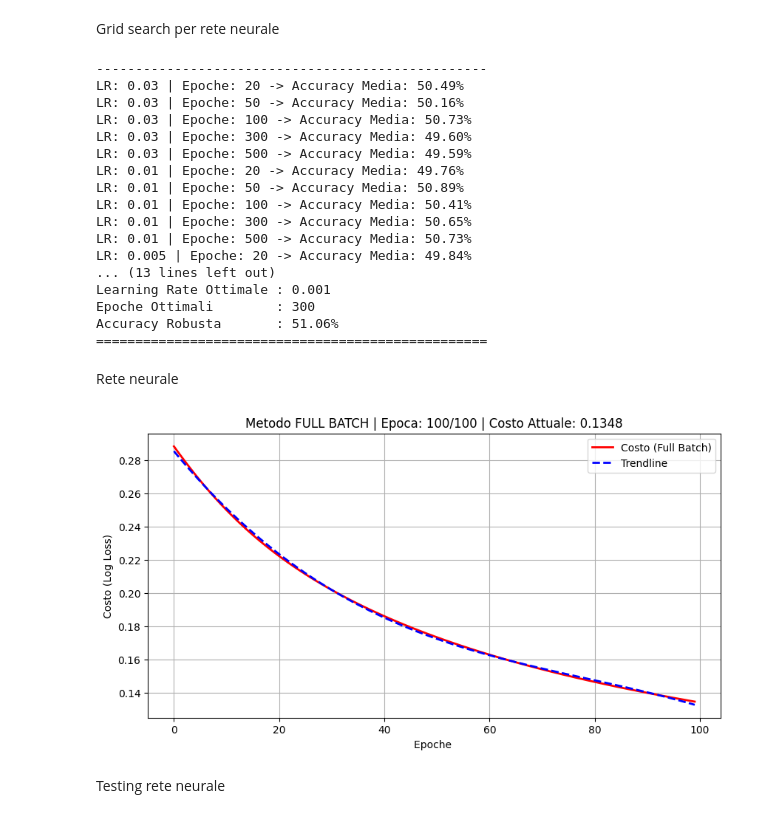
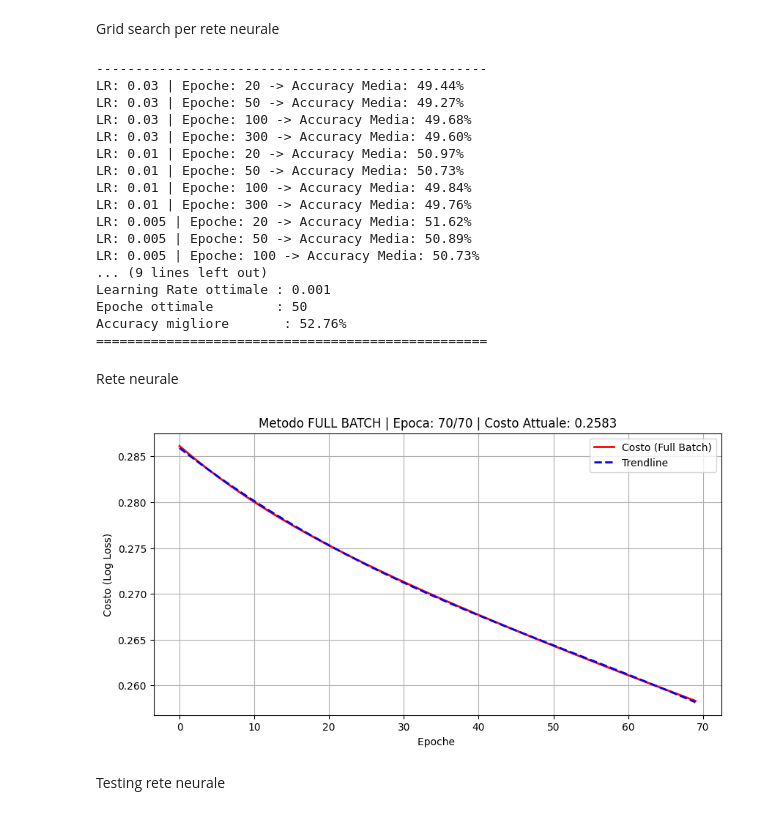
Before and after one commit to fiorello-mino/applicazioni_machine_learning, a Jupyter notebook: ECG_recording/ecg_binary.ipynb, the cells around one changed output. Cells and saved outputs as stored; diff of their text form; code cells hidden in the pictures.

```diff
--- a/ECG_recording/ecg_binary.ipynb
+++ b/ECG_recording/ecg_binary.ipynb
@@ -174,7 +174,7 @@ NPos = N1
 
 K = 5
 
-rf_model = RandomForestClassifier(n_estimators=100, class_weight={0: 1, 1: 2}, n_jobs=-1)
+rf_model = RandomForestClassifier(n_estimators=100, class_weight={0: 1, 1: 5}, n_jobs=-1)
 
 skf = StratifiedKFold(n_splits=K, shuffle=True, random_state=1)
 
@@ -370,7 +344,7 @@ acc_numvar = [] # array di accuracy in funzione di numvar
 
 for numvar in range(1, NUMVAR +1):
 
-    rf_model = RandomForestClassifier(class_weight={0: 1, 1: 2}, n_jobs=-1)
+    rf_model = RandomForestClassifier(class_weight={0: 1, 1: 5}, n_jobs=-1)
 
 
     acc_folds = []  # array di accuracy per un singolo fold
@@ -1045,7 +1004,7 @@ labels_flat = labels.ravel()
 
 # Definiamo la nostra griglia di ricerca
 griglia_learning_rates = [0.03, 0.01, 0.005, 0.001]
-griglia_epochs = [20, 50, 100, 300, 500]
+griglia_epochs = [20, 50, 100, 300]
 
 # Prepariamo lo strumento K-Fold (dividiamo i dati in 5 fette)
 k = 5
@@ -1117,29 +1076,29 @@ for lr in griglia_learning_rates:
 
 # --- 3. RISULTATO DELLA RICERCA ---
 print("\n" + "=" * 50)
-print("🏆 MIGLIORI IPERPARAMETRI TROVATI 🏆")
+print(" MIGLIORI IPERPARAMETRI TROVATI ")
 print("=" * 50)
-print(f"Learning Rate Ottimale : {migliori_parametri['learning_rate']}")
-print(f"Epoche Ottimali        : {migliori_parametri['epochs']}")
-print(f"Accuracy Robusta       : {miglior_accuracy_media:.2f}%")
+print(f"Learning Rate ottimale : {migliori_parametri['learning_rate']}")
+print(f"Epoche ottimale        : {migliori_parametri['epochs']}")
+print(f"Accuracy migliore       : {miglior_accuracy_media:.2f}%")
 print("=" * 50)
 # %% [output]
 --------------------------------------------------
-LR: 0.03 | Epoche: 20 -> Accuracy Media: 50.49%
-LR: 0.03 | Epoche: 50 -> Accuracy Media: 50.16%
-LR: 0.03 | Epoche: 100 -> Accuracy Media: 50.73%
+LR: 0.03 | Epoche: 20 -> Accuracy Media: 49.44%
+LR: 0.03 | Epoche: 50 -> Accuracy Media: 49.27%
+LR: 0.03 | Epoche: 100 -> Accuracy Media: 49.68%
 LR: 0.03 | Epoche: 300 -> Accuracy Media: 49.60%
-LR: 0.03 | Epoche: 500 -> Accuracy Media: 49.59%
-LR: 0.01 | Epoche: 20 -> Accuracy Media: 49.76%
-LR: 0.01 | Epoche: 50 -> Accuracy Media: 50.89%
-LR: 0.01 | Epoche: 100 -> Accuracy Media: 50.41%
-LR: 0.01 | Epoche: 300 -> Accuracy Media: 50.65%
-LR: 0.01 | Epoche: 500 -> Accuracy Media: 50.73%
-LR: 0.005 | Epoche: 20 -> Accuracy Media: 49.84%
-... (13 lines left out)
-Learning Rate Ottimale : 0.001
-Epoche Ottimali        : 300
-Accuracy Robusta       : 51.06%
+LR: 0.01 | Epoche: 20 -> Accuracy Media: 50.97%
+LR: 0.01 | Epoche: 50 -> Accuracy Media: 50.73%
+LR: 0.01 | Epoche: 100 -> Accuracy Media: 49.84%
+LR: 0.01 | Epoche: 300 -> Accuracy Media: 49.76%
+LR: 0.005 | Epoche: 20 -> Accuracy Media: 51.62%
+LR: 0.005 | Epoche: 50 -> Accuracy Media: 50.89%
+LR: 0.005 | Epoche: 100 -> Accuracy Media: 50.73%
+... (9 lines left out)
+Learning Rate ottimale : 0.001
+Epoche ottimale        : 50
+Accuracy migliore       : 52.76%
 ==================================================
 # %% [markdown]
 Rete neurale
@@ -1153,8 +1112,8 @@ W = np.random.randn(data.shape[1], 1) * 0.01
 b = 0.0
 
 #  2. IPERPARAMETRI
-epochs = 100
-learning_rate = 0.01
+epochs = 70
+learning_rate = 0.001
 storia_costo = []
 
 #  3. CICLO DI ADDESTRAMENTO (FULL BATCH)
@@ -1189,34 +1148,34 @@ for epoch in range(epochs):
 
     #  AGGIORNAMENTO PESI (SGD classico)
     W = W - learning_rate * dW
     b = b - learning_rate * db
 
     #  PLOT IN TEMPO REALE
     if epoch % 10 == 0 or epoch == epochs - 1:
         clear_output(wait=True)
         plt.figure(figsize=(10, 5))
 
         # 1. Plot dei dati grezzi
         plt.plot(storia_costo, color='red', linewidth=2, label='Costo (Full Batch)')
 
         # 2. FIT DELL'ERRORE
         # (Con il Full Batch la linea rossa sarà già molto liscia perché non c'è il rumore dei piccoli batch,
         # ma manteniamo la linea di tendenza blu per estetica)
         if len(storia_costo) > 10:
             asse_x = np.arange(len(storia_costo))
             coefficienti = np.polyfit(asse_x, storia_costo, 3)
             polinomio = np.poly1d(coefficienti)
             plt.plot(asse_x, polinomio(asse_x), color='blue', linewidth=2, linestyle='--', label='Trendline')
 
         # 3. Dettagli del grafico
         plt.title(f"Metodo FULL BATCH | Epoca: {epoch+1}/{epochs} | Costo Attuale: {costo:.4f}")
         plt.xlabel("Epoche ")
         plt.ylabel("Costo (Log Loss)")
         plt.legend()
         plt.grid(True)
         plt.show()
 # %% [output]
-[figure, old version]
+[figure, new version]
 # %% [markdown]
 Testing rete neurale
 # %%
```
Also changed, not shown: parts of 15 cells of this notebook.
